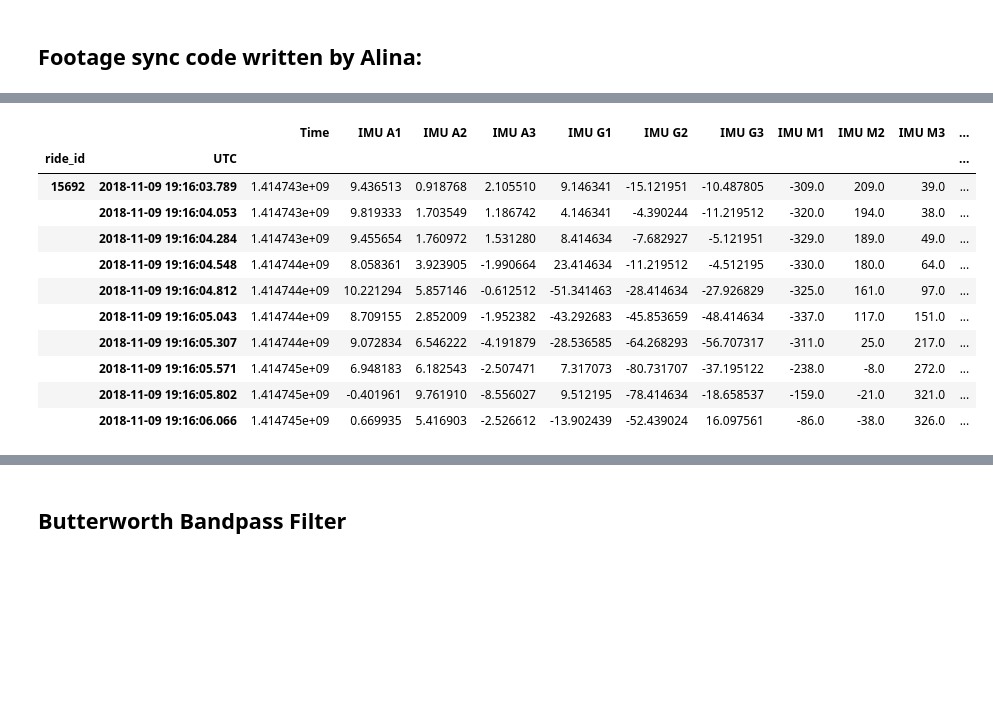
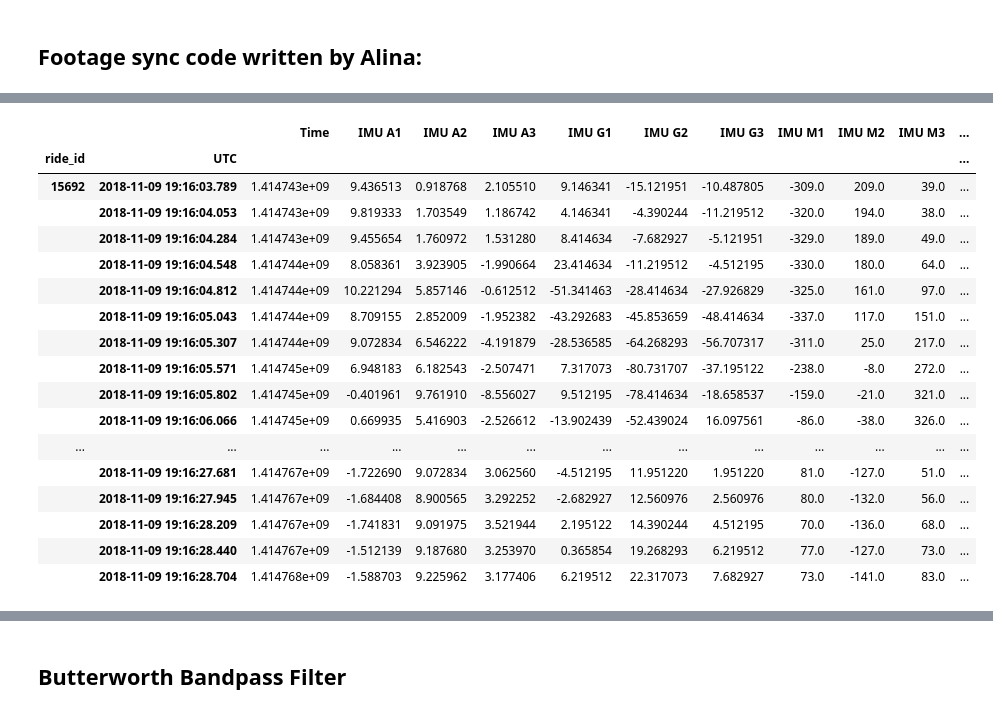
Before and after one commit to pjsimmon/CSE_199H-ML-Predicting-Surfer-Motion, a Jupyter notebook: SyncLabel_andFilter.ipynb, the cells around one changed output, grey strips where cells are left out. Cells and saved outputs as stored; diff of their text form; code cells hidden in the pictures; blank space fills up the shorter version.

```diff
--- a/SyncLabel_andFilter.ipynb
+++ b/SyncLabel_andFilter.ipynb
@@ -430,18 +438,24 @@ motion_df_complex.head(10)
 # %%
-df_converted.head(10)
+df_converted.head(100)
 # %% [output]
 |  |  | Time | IMU A1 | IMU A2 | IMU A3 | IMU G1 | IMU G2 | IMU G3 | IMU M1 | IMU M2 | IMU M3 | ... |
 | ride_id | UTC |  |  |  |  |  |  |  |  |  |  | ... |
 | 15692 | 2018-11-09 19:16:03.789 | 1.414743e+09 | 9.436513 | 0.918768 | 2.105510 | 9.146341 | -15.121951 | -10.487805 | -309.0 | 209.0 | 39.0 | ... |
 |  | 2018-11-09 19:16:04.053 | 1.414743e+09 | 9.819333 | 1.703549 | 1.186742 | 4.146341 | -4.390244 | -11.219512 | -320.0 | 194.0 | 38.0 | ... |
 |  | 2018-11-09 19:16:04.284 | 1.414743e+09 | 9.455654 | 1.760972 | 1.531280 | 8.414634 | -7.682927 | -5.121951 | -329.0 | 189.0 | 49.0 | ... |
 |  | 2018-11-09 19:16:04.548 | 1.414744e+09 | 8.058361 | 3.923905 | -1.990664 | 23.414634 | -11.219512 | -4.512195 | -330.0 | 180.0 | 64.0 | ... |
 |  | 2018-11-09 19:16:04.812 | 1.414744e+09 | 10.221294 | 5.857146 | -0.612512 | -51.341463 | -28.414634 | -27.926829 | -325.0 | 161.0 | 97.0 | ... |
 |  | 2018-11-09 19:16:05.043 | 1.414744e+09 | 8.709155 | 2.852009 | -1.952382 | -43.292683 | -45.853659 | -48.414634 | -337.0 | 117.0 | 151.0 | ... |
 |  | 2018-11-09 19:16:05.307 | 1.414744e+09 | 9.072834 | 6.546222 | -4.191879 | -28.536585 | -64.268293 | -56.707317 | -311.0 | 25.0 | 217.0 | ... |
 |  | 2018-11-09 19:16:05.571 | 1.414745e+09 | 6.948183 | 6.182543 | -2.507471 | 7.317073 | -80.731707 | -37.195122 | -238.0 | -8.0 | 272.0 | ... |
 |  | 2018-11-09 19:16:05.802 | 1.414745e+09 | -0.401961 | 9.761910 | -8.556027 | 9.512195 | -78.414634 | -18.658537 | -159.0 | -21.0 | 321.0 | ... |
 |  | 2018-11-09 19:16:06.066 | 1.414745e+09 | 0.669935 | 5.416903 | -2.526612 | -13.902439 | -52.439024 | 16.097561 | -86.0 | -38.0 | 326.0 | ... |
+| ... | ... | ... | ... | ... | ... | ... | ... | ... | ... | ... | ... | ... |
+|  | 2018-11-09 19:16:27.681 | 1.414767e+09 | -1.722690 | 9.072834 | 3.062560 | -4.512195 | 11.951220 | 1.951220 | 81.0 | -127.0 | 51.0 | ... |
+|  | 2018-11-09 19:16:27.945 | 1.414767e+09 | -1.684408 | 8.900565 | 3.292252 | -2.682927 | 12.560976 | 2.560976 | 80.0 | -132.0 | 56.0 | ... |
+|  | 2018-11-09 19:16:28.209 | 1.414767e+09 | -1.741831 | 9.091975 | 3.521944 | 2.195122 | 14.390244 | 4.512195 | 70.0 | -136.0 | 68.0 | ... |
+|  | 2018-11-09 19:16:28.440 | 1.414767e+09 | -1.512139 | 9.187680 | 3.253970 | 0.365854 | 19.268293 | 6.219512 | 77.0 | -127.0 | 73.0 | ... |
+|  | 2018-11-09 19:16:28.704 | 1.414768e+09 | -1.588703 | 9.225962 | 3.177406 | 6.219512 | 22.317073 | 7.682927 | 73.0 | -141.0 | 83.0 | ... |
 # %%
 import matplotlib.pyplot as plt
 plt.rcParams['figure.figsize'] = [50, 10]
```
Also changed, not shown: parts of 12 cells of this notebook.
